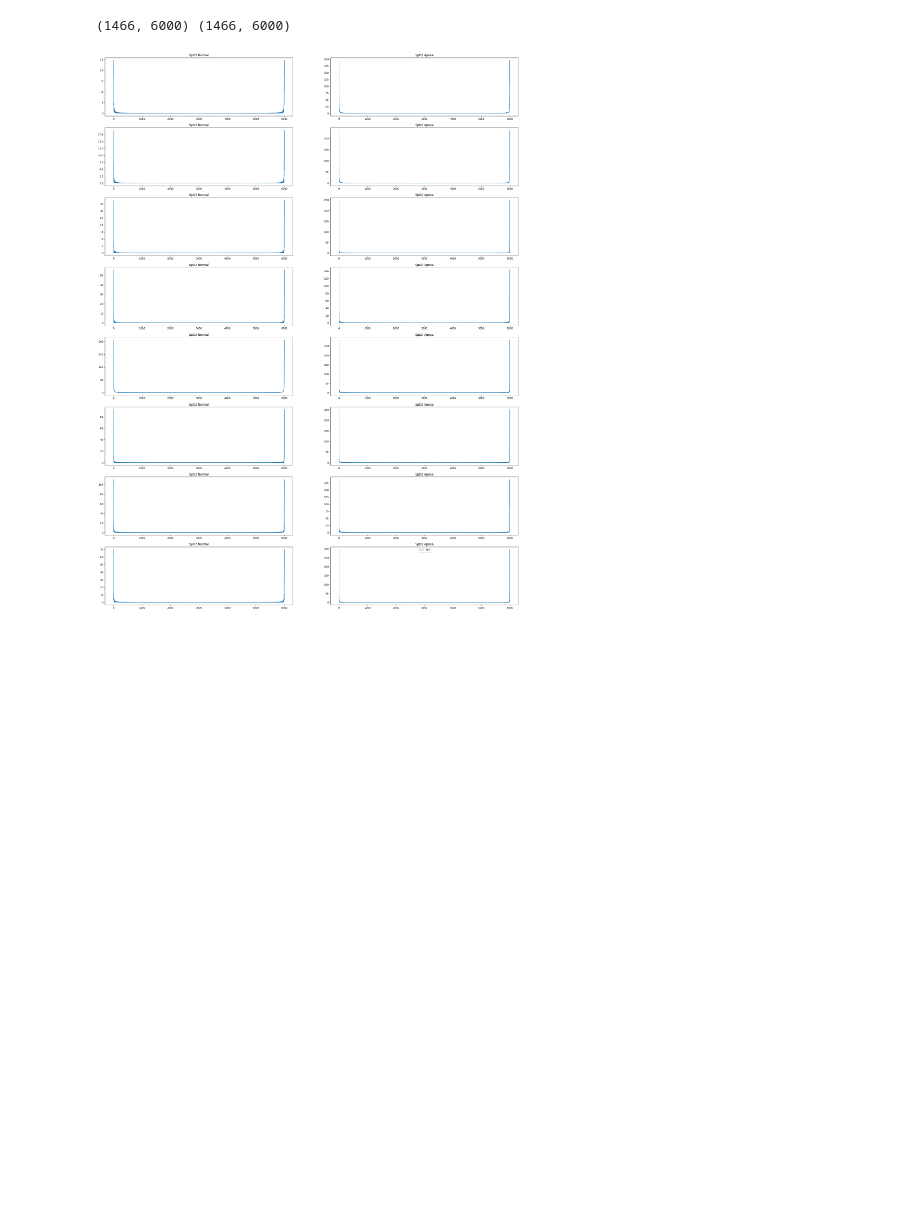
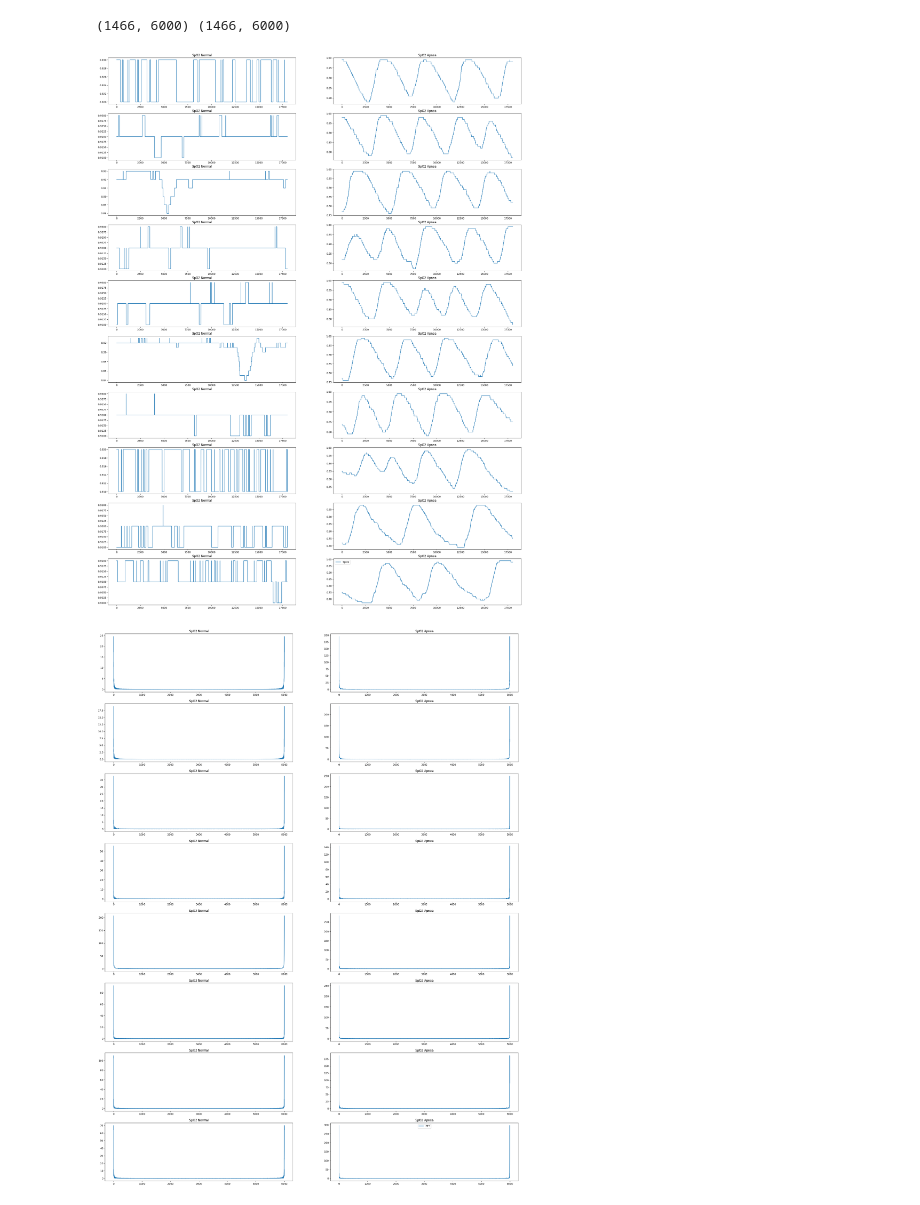
Before and after one commit to lucky-and-minie222702/OSA-detection-using-ECG, a Jupyter notebook: view_method.ipynb, the cells around one changed output. Cells and saved outputs as stored; diff of their text form; code cells hidden in the pictures; blank space fills up the shorter version.

```diff
--- a/view_method.ipynb
+++ b/view_method.ipynb
@@ -67,6 +67,27 @@ X_1 = np.load(path.join("gen_data", "SpO2_apnea.npy"))
 print(X_0.shape, X_1.shape)
 # %% [output]
 (1466, 6000) (1466, 6000)
+# %%
+size = 10
+start = 15
+step = 3
+plt.figure(figsize=(30, 40))
+for i in range(size):
+    signal = X_0[i*step+start:i*step+start+step:].flatten()
+    plt.subplot(size, 2, i*2+1)
+    plt.title("SpO2 Normal")
+    plt.plot(signal, label="SpO2")
+
+    signal = X_1[i*step+start:i*step+start+step:].flatten()
+    plt.subplot(size, 2, i*2+2)
+    plt.title("SpO2 Apnea")
+    plt.plot(signal, label="SpO2")
+
+plt.legend()
+plt.savefig(path.join("img", "SpO2-raw-compare.png"), dpi=500)
+plt.show()
+# %% [output]
+[figure, added]
 # %%
 size = 8
 start = 0
```
Also changed, not shown: parts of 1 cell of this notebook, 3 other files.
